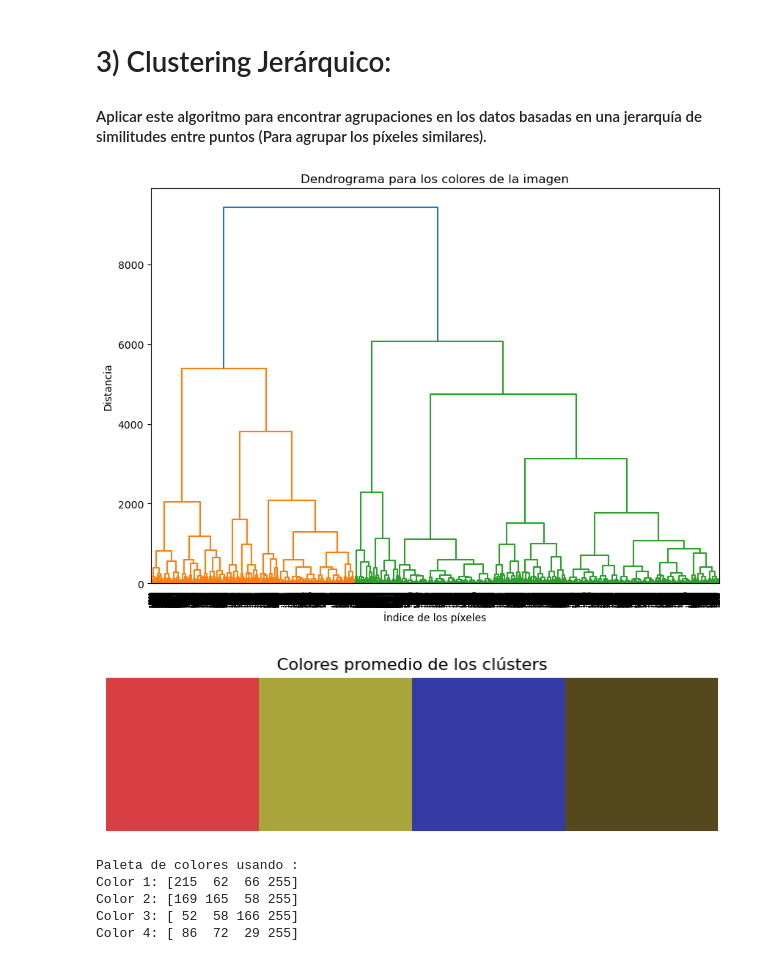
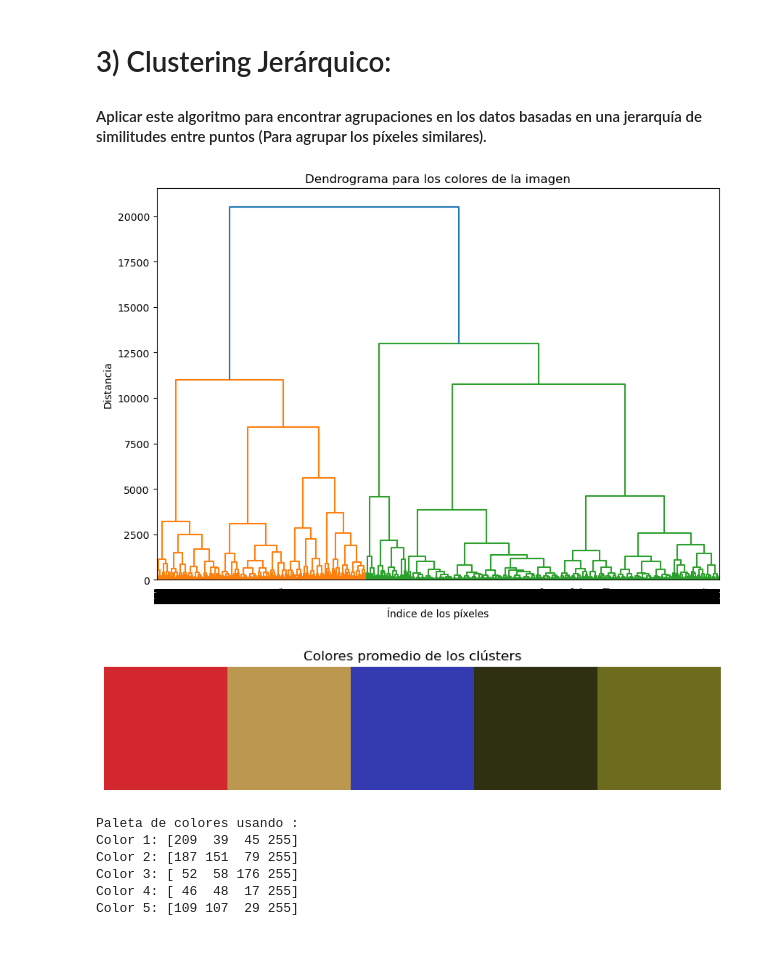
Before and after one commit to RosarioValderrama/Laboratorio_2_ML, a Jupyter notebook: notebooks/Laboratorio_2_ML.ipynb, the cells around one changed output. Cells and saved outputs as stored; diff of their text form; code cells hidden in the pictures.

Commit message:
Se ejecuta Clustering jerárquico con una reducción menos pixeleada. Como resultado se obtienen 5 clusters (colores).

```diff
--- a/notebooks/Laboratorio_2_ML.ipynb
+++ b/notebooks/Laboratorio_2_ML.ipynb
@@ -263,7 +263,7 @@ Este scree-plot muestra un cambio de dirección notorio al rededor de 4 clusters
 #### Aplicar este algoritmo para encontrar agrupaciones en los datos basadas en una jerarquía de similitudes entre puntos (Para agrupar los píxeles similares).
 # %%
 # Reducimos la cantidad de pixeles para facilitar el procesamiento
-image = image.resize((148, 92))
+image = image.resize((296, 184))
 pixels = np.array(image)
 pixels = pixels.reshape((-1, 4))
 
@@ -278,37 +278,38 @@ plt.ylabel('Distancia')
 dendro = dendrogram(Z)
 plt.show()
 # %% [output]
-[figure, old version]
+[figure, new version]
 # %%
-### Cortamos el dendograma a una distancia máxima de 5.000
-max_d = 5000
+### Cortamos el dendograma a una distancia máxima de 10.000
+max_d = 10000
 clusters = fcluster(Z, max_d, criterion='distance')
 
 # Obtenemos la paleta de colores
 clusters_unique = np.unique(clusters)
 cluster_colors = []
 
 for cluster in clusters_unique:
     cluster_pixels = pixels[clusters == cluster]
     cluster_mean = cluster_pixels.mean(axis=0)
     cluster_colors.append(cluster_mean)
 
 cluster_colors = np.array(cluster_colors).astype(np.uint8)
 
 plt.figure(figsize=(12, 2))
 plt.title('Colores promedio de los clústers')
 plt.imshow([cluster_colors])
 plt.axis('off')
 plt.show()
 
 print_paleta(cluster_colors, '')
 # %% [output]
-[figure, old version]
+[figure, new version]
 Paleta de colores usando :
-Color 1: [215  62  66 255]
-Color 2: [169 165  58 255]
-Color 3: [ 52  58 166 255]
-Color 4: [ 86  72  29 255]
+Color 1: [209  39  45 255]
+Color 2: [187 151  79 255]
+Color 3: [ 52  58 176 255]
+Color 4: [ 46  48  17 255]
+Color 5: [109 107  29 255]
 # %%
 # Datos originales
 data = np.array(image)
```
Also changed, not shown: parts of 7 cells of this notebook.
